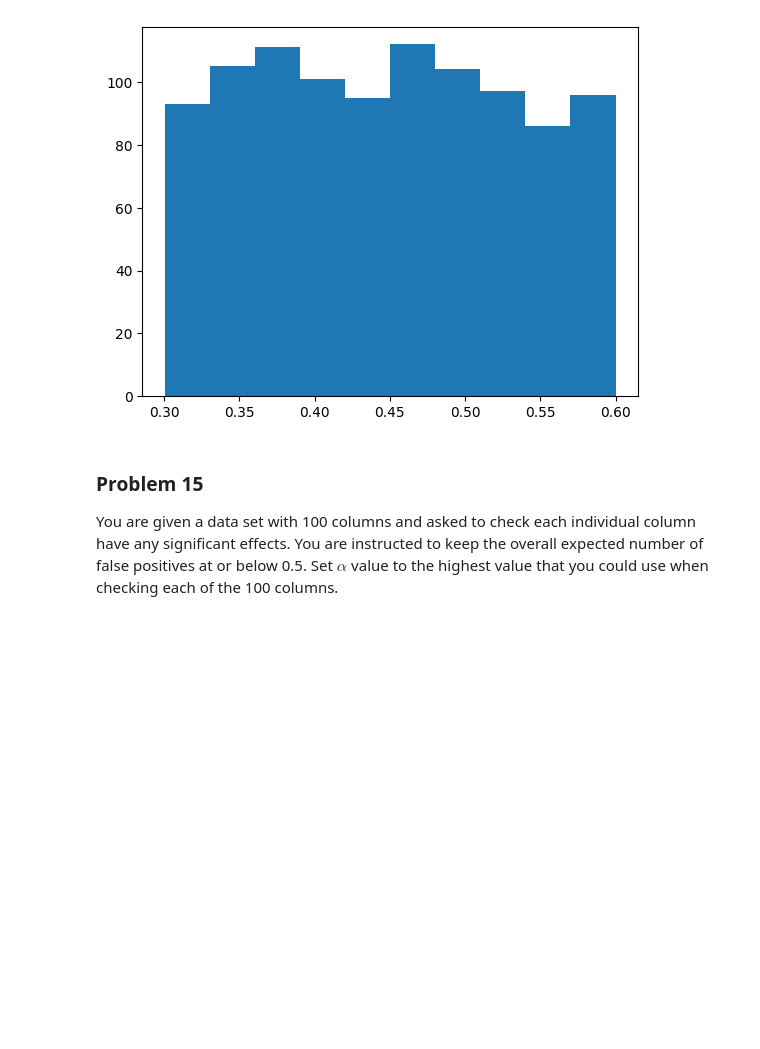
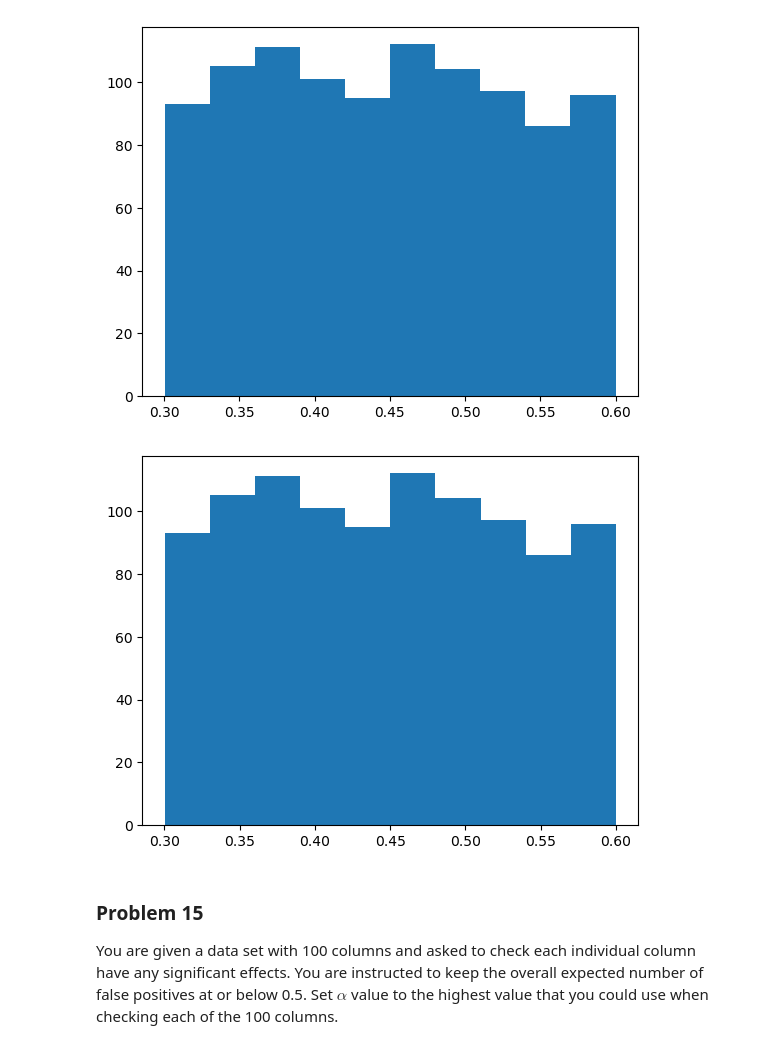
Before and after one commit to calebhadley1/dx601-homework-07, a Jupyter notebook: homework.ipynb, the cells around one changed output. Cells and saved outputs as stored; diff of their text form; code cells hidden in the pictures; blank space fills up the shorter version.

```diff
--- a/homework.ipynb
+++ b/homework.ipynb
@@ -661,7 +667,10 @@ plt.hist(q14)
 # %%
 # YOUR CHANGES HERE
 
-p14 = ...
+plt.hist(q14)
+p14 = 'uniform'
+# %% [output]
+[figure, added]
 # %%
 p14
 # %% [markdown]
```
Also changed, not shown: parts of 11 cells of this notebook.
